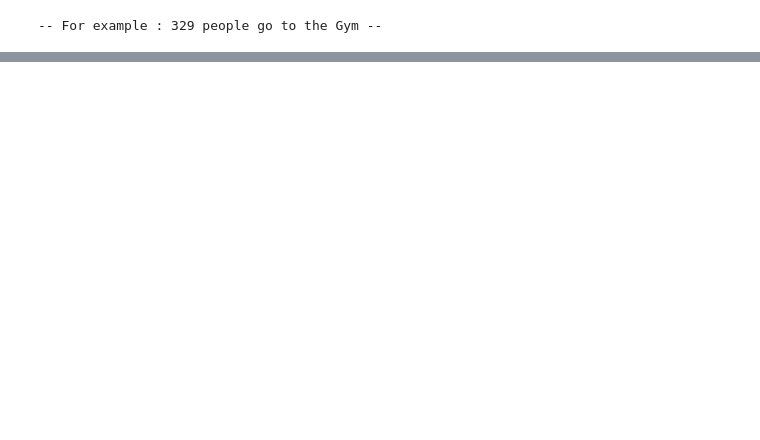
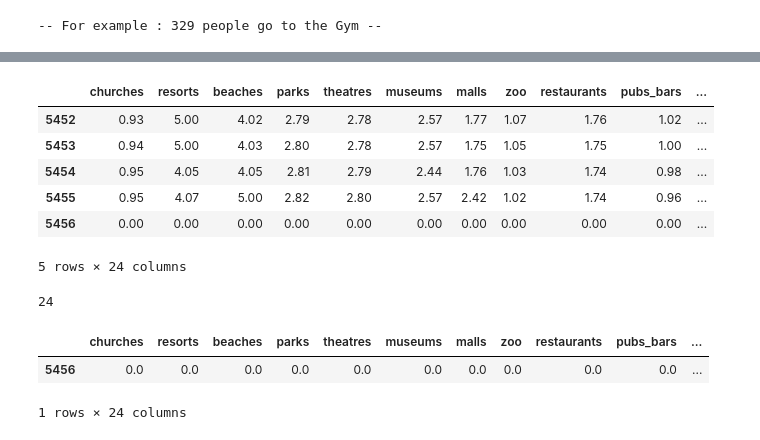
Before and after one commit to shadmeoli/Tours_app, a Jupyter notebook: src/ML_Model/collaborative_filtering.ipynb, the cells around one changed output, grey strips where cells are left out. Drawn from its saved outputs; the diff is of its cells as text; code cells hidden in the pictures; blank space fills up the shorter version.

```diff
--- a/src/ML_Model/collaborative_filtering.ipynb
+++ b/src/ML_Model/collaborative_filtering.ipynb
@@ -275,0 +307,6 @@ TypeError: 'builtin_function_or_method' object is not iterable
+# %%
+for col in cols:
+    if col not in my_intrests:
+        mys[col] = 0
+    elif col in my_intrests:
+        continue
@@ -275,0 +333,3 @@ TypeError: 'builtin_function_or_method' object is not iterable
+# %%
+from collections import OrderedDict
+new_user_intrest_rating = dict(OrderedDict((col, mys[col]) for col in cols))
@@ -275,0 +360,20 @@ TypeError: 'builtin_function_or_method' object is not iterable
+# %%
+df.tail()
+# %% [output]
+|  | churches | resorts | beaches | parks | theatres | museums | malls | zoo | restaurants | pubs_bars | ... |
+| 5452 | 0.93 | 5.00 | 4.02 | 2.79 | 2.78 | 2.57 | 1.77 | 1.07 | 1.76 | 1.02 | ... |
+| 5453 | 0.94 | 5.00 | 4.03 | 2.80 | 2.78 | 2.57 | 1.75 | 1.05 | 1.75 | 1.00 | ... |
+| 5454 | 0.95 | 4.05 | 4.05 | 2.81 | 2.79 | 2.44 | 1.76 | 1.03 | 1.74 | 0.98 | ... |
+| 5455 | 0.95 | 4.07 | 5.00 | 2.82 | 2.80 | 2.57 | 2.42 | 1.02 | 1.74 | 0.96 | ... |
+| 5456 | 0.00 | 0.00 | 0.00 | 0.00 | 0.00 | 0.00 | 0.00 | 0.00 | 0.00 | 0.00 | ... |
+5 rows × 24 columns
+# %%
+len(df.columns.to_list())
+# %% [output]
+24
+# %%
+df.tail(1)
+# %% [output]
+|  | churches | resorts | beaches | parks | theatres | museums | malls | zoo | restaurants | pubs_bars | ... |
+| 5456 | 0.0 | 0.0 | 0.0 | 0.0 | 0.0 | 0.0 | 0.0 | 0.0 | 0.0 | 0.0 | ... |
+1 rows × 24 columns
```
Also changed, not shown: parts of 48 cells of this notebook, 1 other file.
